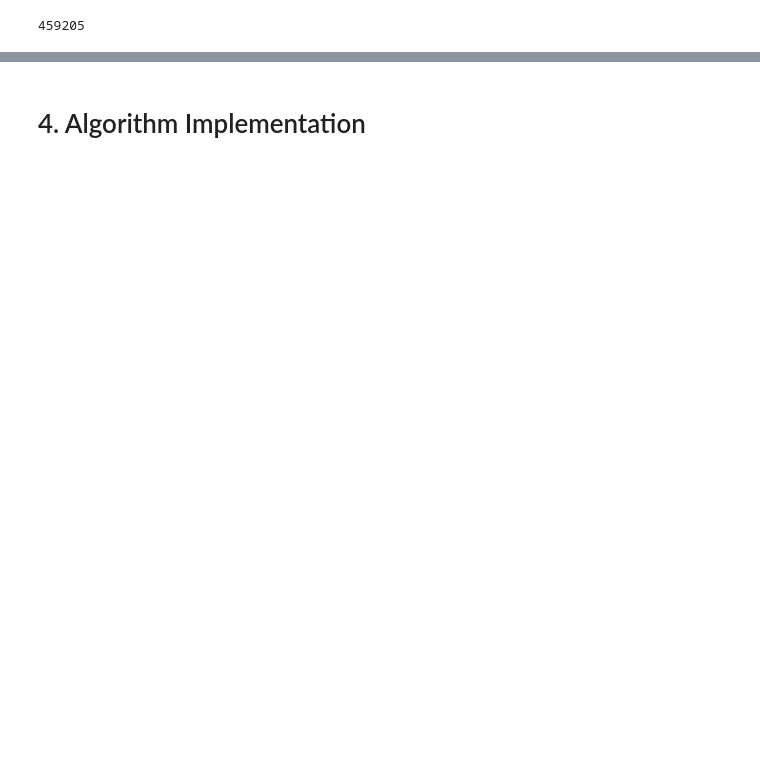
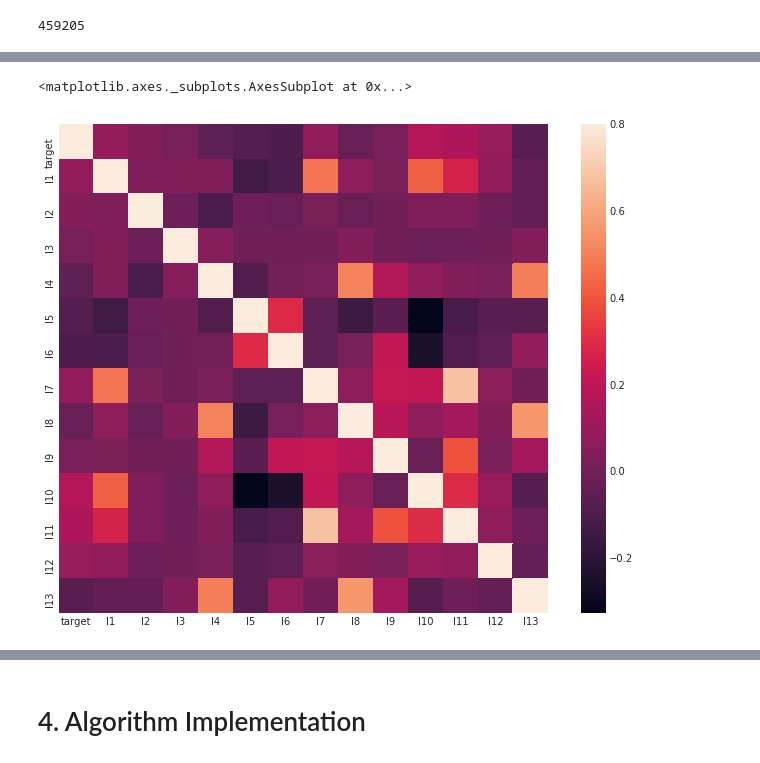
Before and after one commit to ansjory/w261_project, a Jupyter notebook: fpj_workbook.ipynb, the cells around one changed output, grey strips where cells are left out. Cells and saved outputs as stored; diff of their text form; code cells hidden in the pictures; blank space fills up the shorter version.

```diff
--- a/fpj_workbook.ipynb
+++ b/fpj_workbook.ipynb
@@ -48,16 +48,23 @@ PWD = PWD[0]
 # %%
 # start Spark Session
 from pyspark.sql import SparkSession
+MAX_MEMORY = "64g"
 app_name = "fpj_notebook"
 master = "local[*]"
 spark = SparkSession\
         .builder\
         .appName(app_name)\
         .master(master)\
+        .config("spark.executor.memory", MAX_MEMORY)\
+        .config("spark.driver.memory", MAX_MEMORY) \
         .getOrCreate()
 sc = spark.sparkContext
 
 from pyspark.sql.types import *
+from pyspark.ml.feature import OneHotEncoderEstimator, StringIndexer, VectorIndexer, VectorAssembler, MinMaxScaler
+from pyspark.ml import Pipeline
+from pyspark.ml.classification import LogisticRegression
+from pyspark.ml.evaluation import BinaryClassificationEvaluator
 import pyspark.sql.functions as F
 # %% [markdown]
 <a id='question_formulation'></a>
@@ -256,0 +300,9 @@ sample.count()
+# %%
+# correlation matrix of numeric features on sample data
+numeric_data = sample.select(['target'] + numeric_features).toPandas()
+corrmat = numeric_data.corr()
+f, ax = plt.subplots(figsize=(12, 9))
+sns.heatmap(corrmat, vmax=.8, square=True)
+# %% [output]
+<matplotlib.axes._subplots.AxesSubplot at 0x...>
+[figure, added]
```
Also changed, not shown: parts of 56 cells of this notebook.
